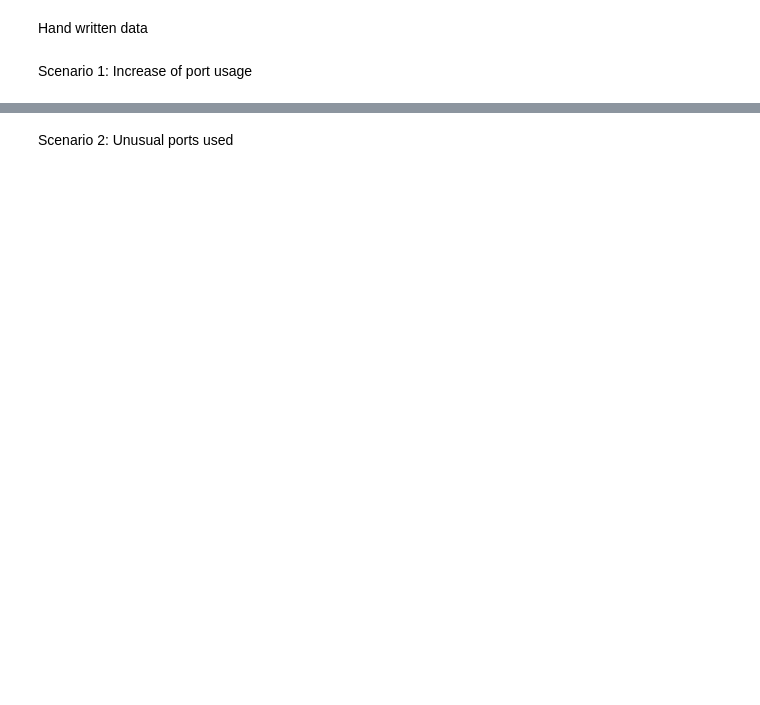
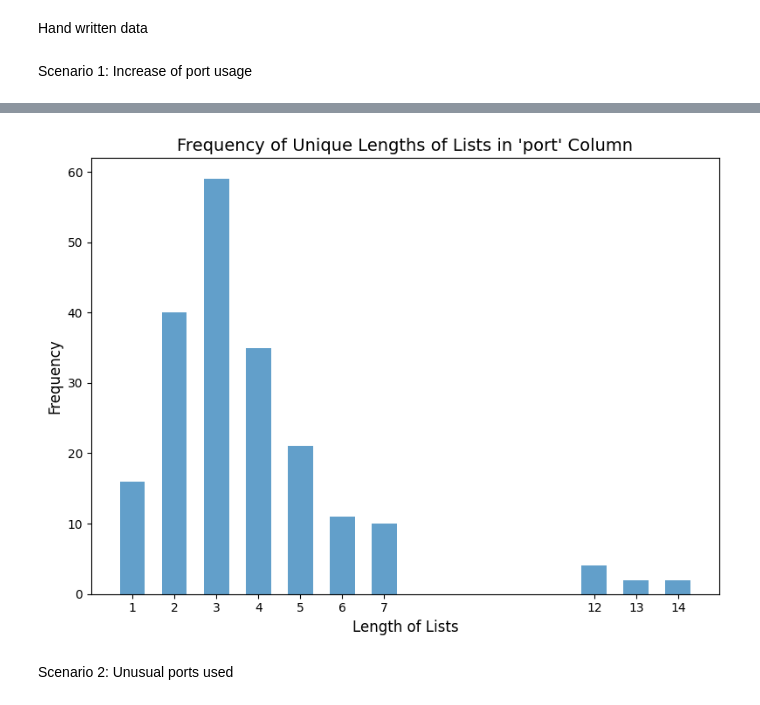
Before and after one commit to cdjidjev/custom_iForest, a Jupyter notebook: processingTrees_update.ipynb, the cells around one changed output, grey strips where cells are left out. Saved outputs shown, nothing was run; the diff lists cells and outputs as text; code cells hidden in the pictures; blank space fills up the shorter version.

```diff
--- a/processingTrees_update.ipynb
+++ b/processingTrees_update.ipynb
@@ -303,2 +460,22 @@ Average iForest Summarization F2-Score: 1.0
+# %%
+df_copy = df.copy()
+
+# Calculate the lengths of the lists in the 'port' column
+df_copy['port_length'] = df['port'].apply(len)
+
+# Count the frequency of unique lengths
+length_counts = df_copy['port_length'].value_counts().sort_index()
+
+# Create a bar plot
+plt.figure(figsize=(8, 6))
+plt.bar(length_counts.index, length_counts.values, width=0.6, alpha=0.7)
+plt.xlabel("Length of Lists", fontsize=12)
+plt.ylabel("Frequency", fontsize=12)
+plt.title("Frequency of Unique Lengths of Lists in 'port' Column", fontsize=14)
+plt.xticks(length_counts.index, fontsize=10)
+plt.tight_layout()
+plt.show()
+# %% [output]
+[figure, added]
 # %% [markdown]
 Scenario 2: Unusual ports used
```
Also changed, not shown: parts of 27 cells of this notebook, 20 other files.
